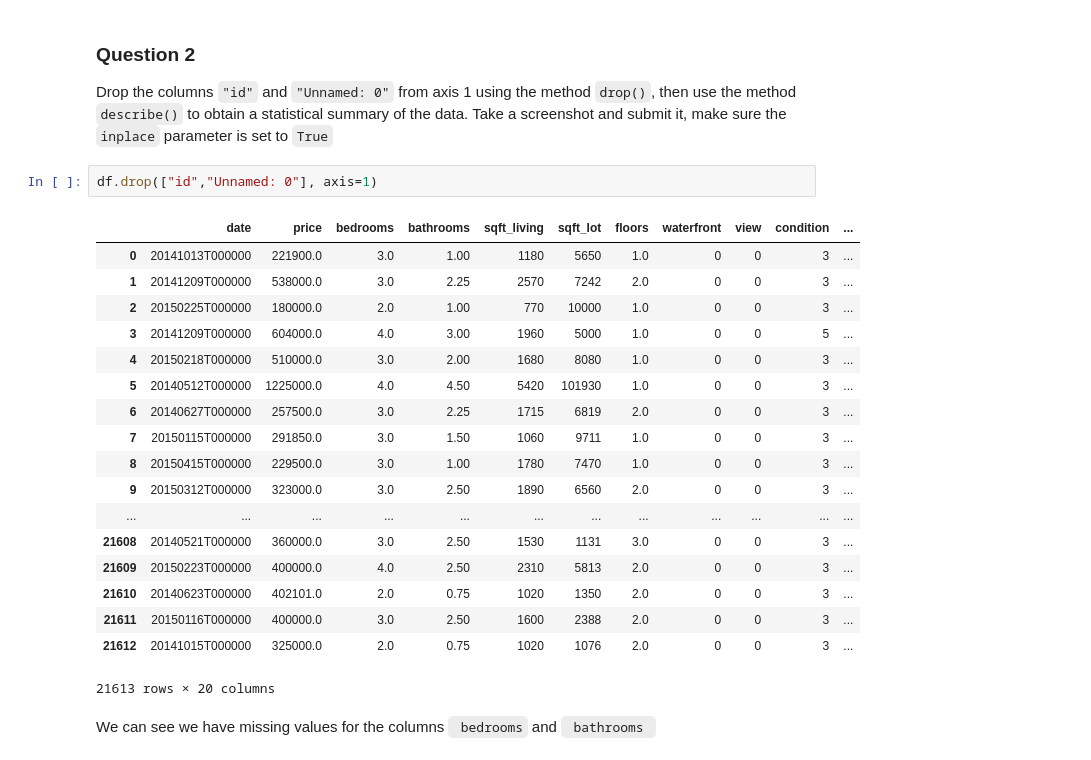
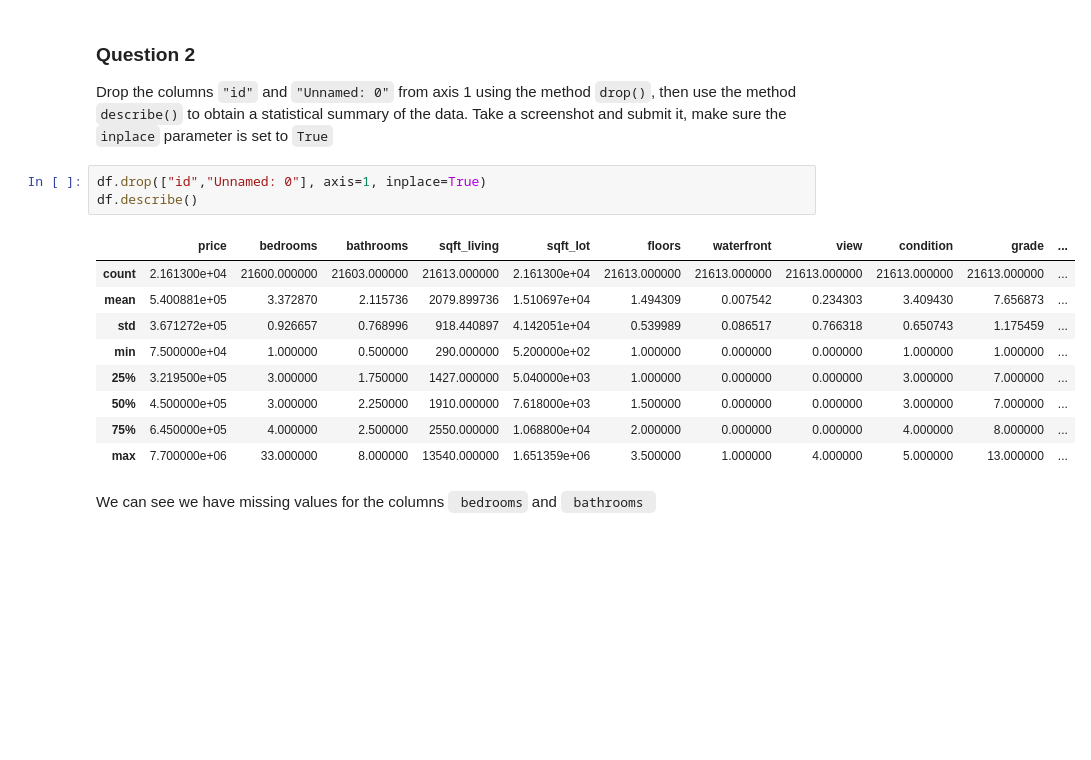
Before and after one commit to KaidiGuo/Coursera_Capstone, a Jupyter notebook: House Sales_in_King_Count_USA.ipynb, the cells around one changed output. Cells and saved outputs as stored; diff of their text form; blank space fills up the shorter version.

```diff
--- a/House Sales_in_King_Count_USA.ipynb
+++ b/House Sales_in_King_Count_USA.ipynb
@@ -135,26 +135,18 @@ df.describe()
 ### Question 2
 Drop the columns <code>"id"</code>  and <code>"Unnamed: 0"</code> from axis 1 using the method <code>drop()</code>, then use the method <code>describe()</code> to obtain a statistical summary of the data. Take a screenshot and submit it, make sure the <code>inplace</code> parameter is set to <code>True</code>
 # %%
-df.drop(["id","Unnamed: 0"], axis=1)
+df.drop(["id","Unnamed: 0"], axis=1, inplace=True)
+df.describe()
 # %% [output]
-|  | date | price | bedrooms | bathrooms | sqft_living | sqft_lot | floors | waterfront | view | condition | ... |
-| 0 | 20141013T000000 | 221900.0 | 3.0 | 1.00 | 1180 | 5650 | 1.0 | 0 | 0 | 3 | ... |
-| 1 | 20141209T000000 | 538000.0 | 3.0 | 2.25 | 2570 | 7242 | 2.0 | 0 | 0 | 3 | ... |
-| 2 | 20150225T000000 | 180000.0 | 2.0 | 1.00 | 770 | 10000 | 1.0 | 0 | 0 | 3 | ... |
-| 3 | 20141209T000000 | 604000.0 | 4.0 | 3.00 | 1960 | 5000 | 1.0 | 0 | 0 | 5 | ... |
-| 4 | 20150218T000000 | 510000.0 | 3.0 | 2.00 | 1680 | 8080 | 1.0 | 0 | 0 | 3 | ... |
-| 5 | 20140512T000000 | 1225000.0 | 4.0 | 4.50 | 5420 | 101930 | 1.0 | 0 | 0 | 3 | ... |
-| 6 | 20140627T000000 | 257500.0 | 3.0 | 2.25 | 1715 | 6819 | 2.0 | 0 | 0 | 3 | ... |
-| 7 | 20150115T000000 | 291850.0 | 3.0 | 1.50 | 1060 | 9711 | 1.0 | 0 | 0 | 3 | ... |
-| 8 | 20150415T000000 | 229500.0 | 3.0 | 1.00 | 1780 | 7470 | 1.0 | 0 | 0 | 3 | ... |
-| 9 | 20150312T000000 | 323000.0 | 3.0 | 2.50 | 1890 | 6560 | 2.0 | 0 | 0 | 3 | ... |
-| ... | ... | ... | ... | ... | ... | ... | ... | ... | ... | ... | ... |
-| 21608 | 20140521T000000 | 360000.0 | 3.0 | 2.50 | 1530 | 1131 | 3.0 | 0 | 0 | 3 | ... |
-| 21609 | 20150223T000000 | 400000.0 | 4.0 | 2.50 | 2310 | 5813 | 2.0 | 0 | 0 | 3 | ... |
-| 21610 | 20140623T000000 | 402101.0 | 2.0 | 0.75 | 1020 | 1350 | 2.0 | 0 | 0 | 3 | ... |
-| 21611 | 20150116T000000 | 400000.0 | 3.0 | 2.50 | 1600 | 2388 | 2.0 | 0 | 0 | 3 | ... |
-| 21612 | 20141015T000000 | 325000.0 | 2.0 | 0.75 | 1020 | 1076 | 2.0 | 0 | 0 | 3 | ... |
+|  | price | bedrooms | bathrooms | sqft_living | sqft_lot | floors | waterfront | view | condition | grade | ... |
+| count | 2.161300e+04 | 21600.000000 | 21603.000000 | 21613.000000 | 2.161300e+04 | 21613.000000 | 21613.000000 | 21613.000000 | 21613.000000 | 21613.000000 | ... |
+| mean | 5.400881e+05 | 3.372870 | 2.115736 | 2079.899736 | 1.510697e+04 | 1.494309 | 0.007542 | 0.234303 | 3.409430 | 7.656873 | ... |
+| std | 3.671272e+05 | 0.926657 | 0.768996 | 918.440897 | 4.142051e+04 | 0.539989 | 0.086517 | 0.766318 | 0.650743 | 1.175459 | ... |
+| min | 7.500000e+04 | 1.000000 | 0.500000 | 290.000000 | 5.200000e+02 | 1.000000 | 0.000000 | 0.000000 | 1.000000 | 1.000000 | ... |
+| 25% | 3.219500e+05 | 3.000000 | 1.750000 | 1427.000000 | 5.040000e+03 | 1.000000 | 0.000000 | 0.000000 | 3.000000 | 7.000000 | ... |
+| 50% | 4.500000e+05 | 3.000000 | 2.250000 | 1910.000000 | 7.618000e+03 | 1.500000 | 0.000000 | 0.000000 | 3.000000 | 7.000000 | ... |
+| 75% | 6.450000e+05 | 4.000000 | 2.500000 | 2550.000000 | 1.068800e+04 | 2.000000 | 0.000000 | 0.000000 | 4.000000 | 8.000000 | ... |
+| max | 7.700000e+06 | 33.000000 | 8.000000 | 13540.000000 | 1.651359e+06 | 3.500000 | 1.000000 | 4.000000 | 5.000000 | 13.000000 | ... |
-21613 rows × 20 columns
 # %% [markdown]
 We can see we have missing values for the columns <code> bedrooms</code>  and <code> bathrooms </code>
 # %%
```
Also changed, not shown: 2 other files.
